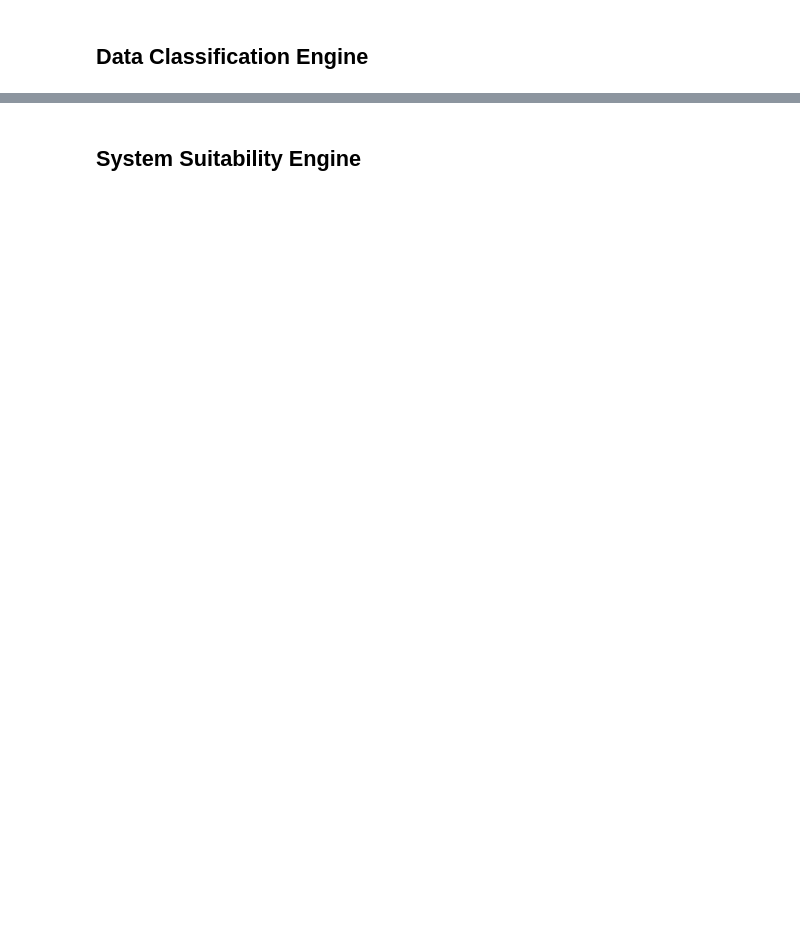
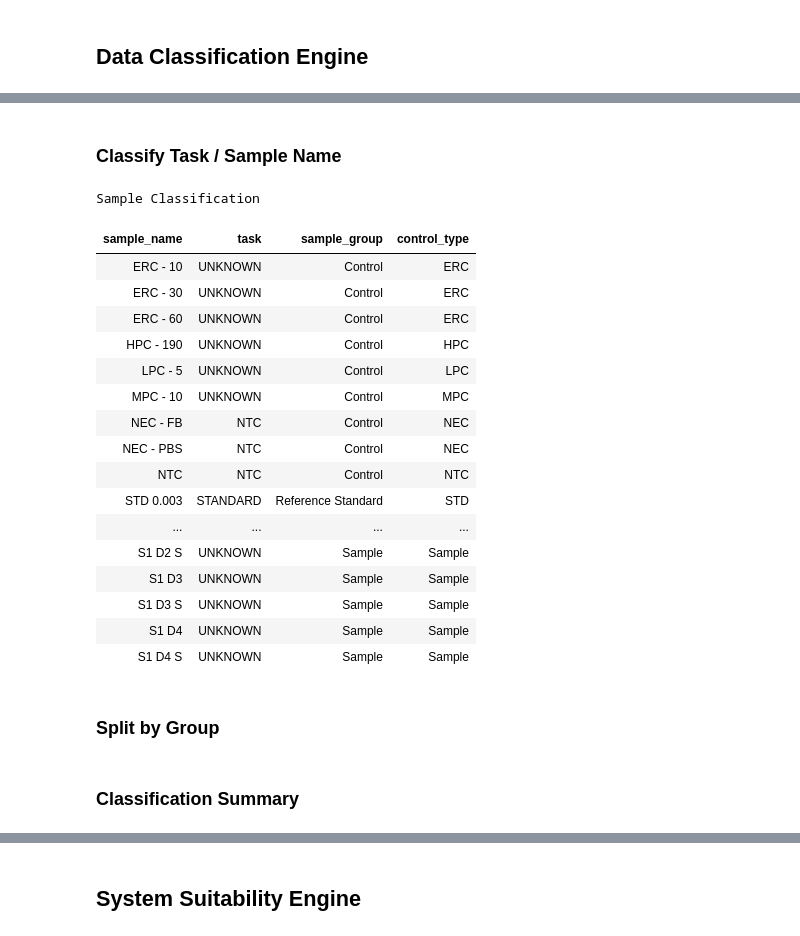
Before and after one commit to GabiRivera0011/resiDNA_workflows, a Jupyter notebook: Notebooks/01_Phase I.ipynb, the cells around one changed output, grey strips where cells are left out. Cells and saved outputs as stored; diff of their text form; code cells hidden in the pictures; blank space fills up the shorter version.

```diff
--- a/Notebooks/01_Phase I.ipynb
+++ b/Notebooks/01_Phase I.ipynb
@@ -350,0 +408,57 @@ parsed_df.head()
+# %% [markdown]
+### Classify Task / Sample Name
+# %%
+# Classify each well into Reference Standard, Control, or Sample
+def classify_sample(sample_name, task):
+    name = str(sample_name).strip().upper()
+
+    if task == "STANDARD" or name.startswith("STD"):
+        return pd.Series(["Reference Standard", "STD"])
+    if name.startswith("NTC"):
+        return pd.Series(["Control", "NTC"])
+    if name.startswith("NEC"):
+        return pd.Series(["Control", "NEC"])
+    if name.startswith("ERC"):
+        return pd.Series(["Control", "ERC"])
+    if name.startswith("HPC"):
+        return pd.Series(["Control", "HPC"])
+    if name.startswith("MPC"):
+        return pd.Series(["Control", "MPC"])
+    if name.startswith("LPC"):
+        return pd.Series(["Control", "LPC"])
+    return pd.Series(["Sample", "Sample"])
+
+parsed_df[["sample_group", "control_type"]] = parsed_df.apply(
+    lambda row: classify_sample(row["sample_name"], row["task"]),
+    axis=1
+)
+
+classification_table = (
+    parsed_df[["sample_name", "task", "sample_group", "control_type"]]
+    .drop_duplicates()
+    .sort_values(["sample_group", "control_type", "sample_name"])
+    .reset_index(drop=True)
+)
+
+style_table(classification_table, caption="Sample Classification", align="left")
+# %% [output]
+Sample Classification
+| sample_name | task | sample_group | control_type |
+| ERC - 10 | UNKNOWN | Control | ERC |
+| ERC - 30 | UNKNOWN | Control | ERC |
+| ERC - 60 | UNKNOWN | Control | ERC |
+| HPC - 190 | UNKNOWN | Control | HPC |
+| LPC - 5 | UNKNOWN | Control | LPC |
+| MPC - 10 | UNKNOWN | Control | MPC |
+| NEC - FB | NTC | Control | NEC |
+| NEC - PBS | NTC | Control | NEC |
+| NTC | NTC | Control | NTC |
+| STD 0.003 | STANDARD | Reference Standard | STD |
+| ... | ... | ... | ... |
+| S1 D2 S | UNKNOWN | Sample | Sample |
+| S1 D3 | UNKNOWN | Sample | Sample |
+| S1 D3 S | UNKNOWN | Sample | Sample |
+| S1 D4 | UNKNOWN | Sample | Sample |
+| S1 D4 S | UNKNOWN | Sample | Sample |
+# %% [markdown]
+### Split by Group
@@ -350,0 +470,2 @@ parsed_df.head()
+# %% [markdown]
+### Classification Summary
```
Also changed, not shown: parts of 42 cells of this notebook, 1 other file.
